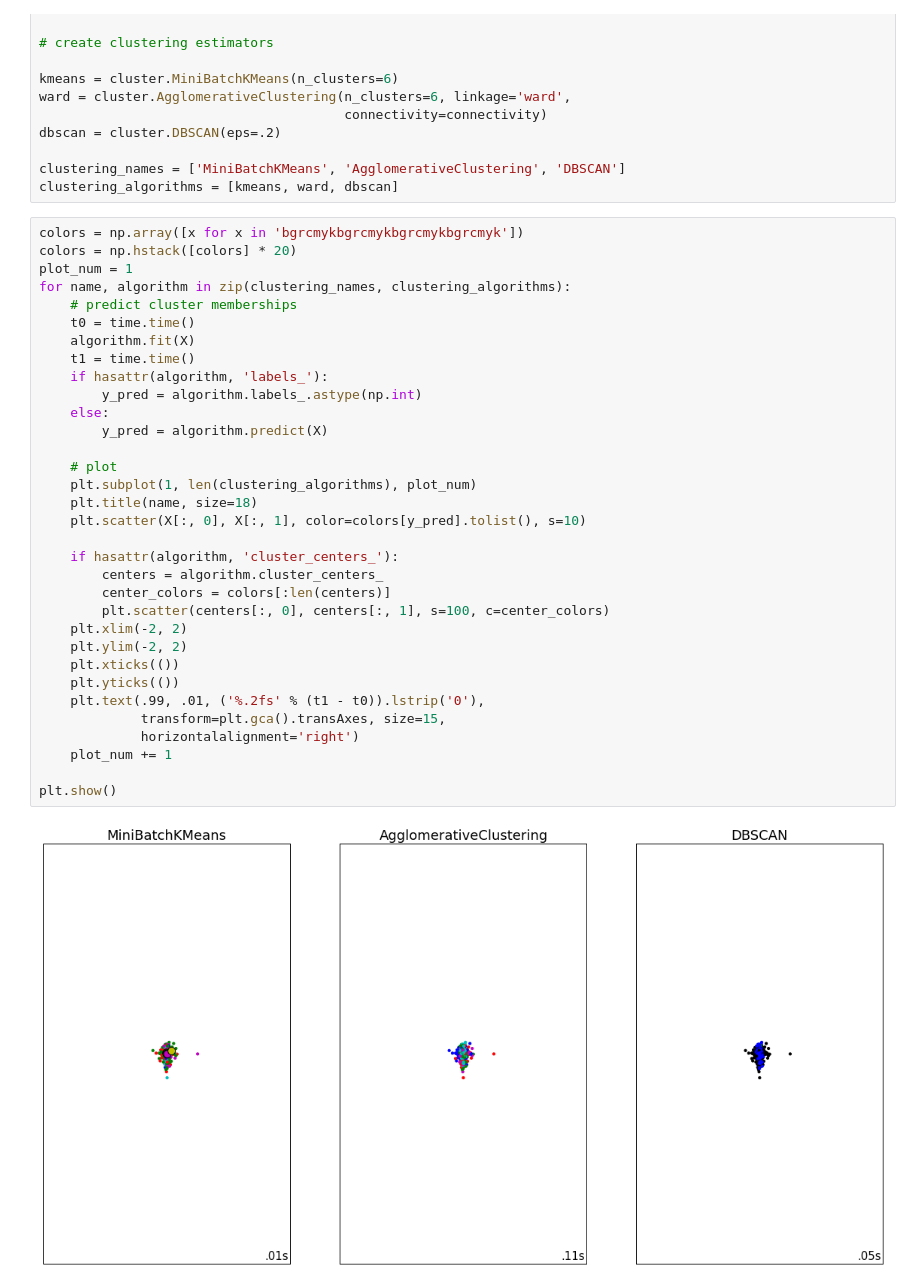
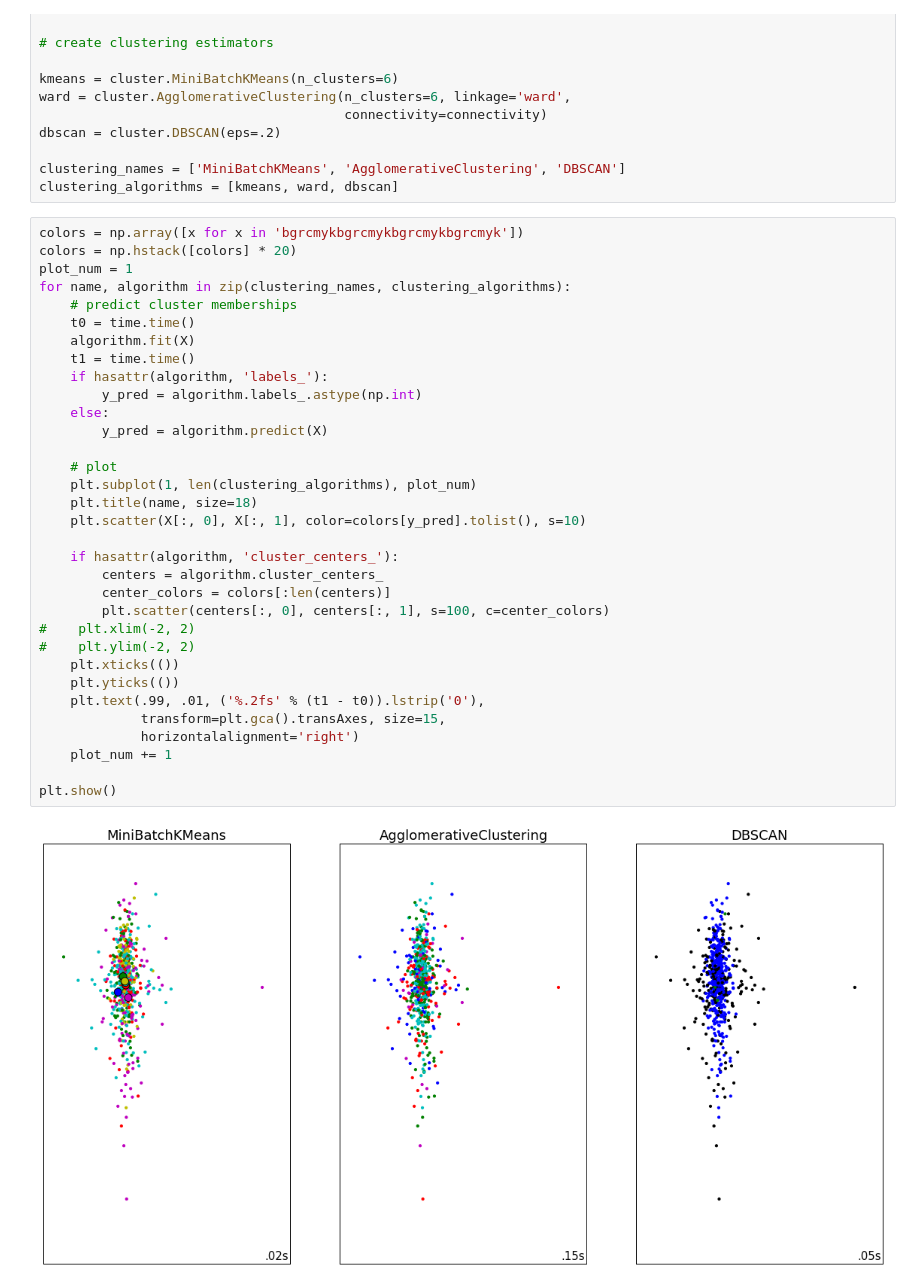
Before and after one commit to indiependente/nextsong, a Jupyter notebook: ICAClustering.ipynb, the cells around one changed output. Cells and saved outputs as stored; diff of their text form.

Commit message:
zoomed icaclustering plot

```diff
--- a/ICAClustering.ipynb
+++ b/ICAClustering.ipynb
@@ -29,33 +31,33 @@ colors = np.array([x for x in 'bgrcmykbgrcmykbgrcmykbgrcmyk'])
 colors = np.hstack([colors] * 20)
 plot_num = 1
 for name, algorithm in zip(clustering_names, clustering_algorithms):
     # predict cluster memberships
     t0 = time.time()
     algorithm.fit(X)
     t1 = time.time()
     if hasattr(algorithm, 'labels_'):
         y_pred = algorithm.labels_.astype(np.int)
     else:
         y_pred = algorithm.predict(X)
 
     # plot
     plt.subplot(1, len(clustering_algorithms), plot_num)
     plt.title(name, size=18)
     plt.scatter(X[:, 0], X[:, 1], color=colors[y_pred].tolist(), s=10)
 
     if hasattr(algorithm, 'cluster_centers_'):
         centers = algorithm.cluster_centers_
         center_colors = colors[:len(centers)]
         plt.scatter(centers[:, 0], centers[:, 1], s=100, c=center_colors)
-    plt.xlim(-2, 2)
-    plt.ylim(-2, 2)
+#    plt.xlim(-2, 2)
+#    plt.ylim(-2, 2)
     plt.xticks(())
     plt.yticks(())
     plt.text(.99, .01, ('%.2fs' % (t1 - t0)).lstrip('0'),
              transform=plt.gca().transAxes, size=15,
              horizontalalignment='right')
     plot_num += 1
 
 plt.show()
 # %% [output]
-[figure, old version]
+[figure, new version]
```
Also changed, not shown: parts of 1 cell of this notebook.
